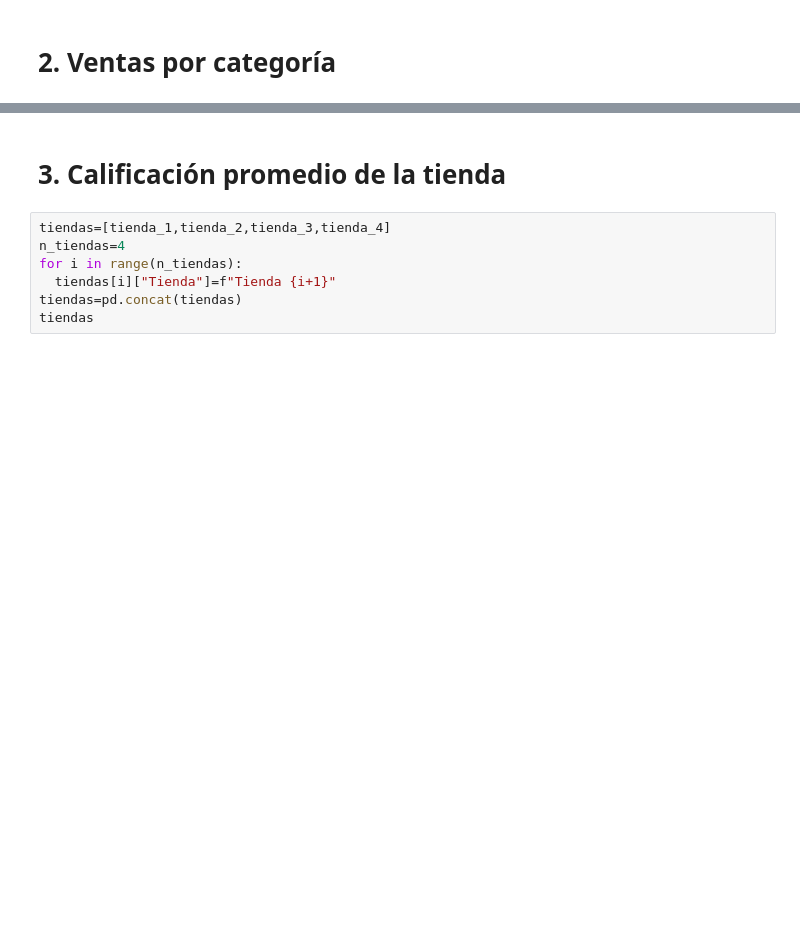
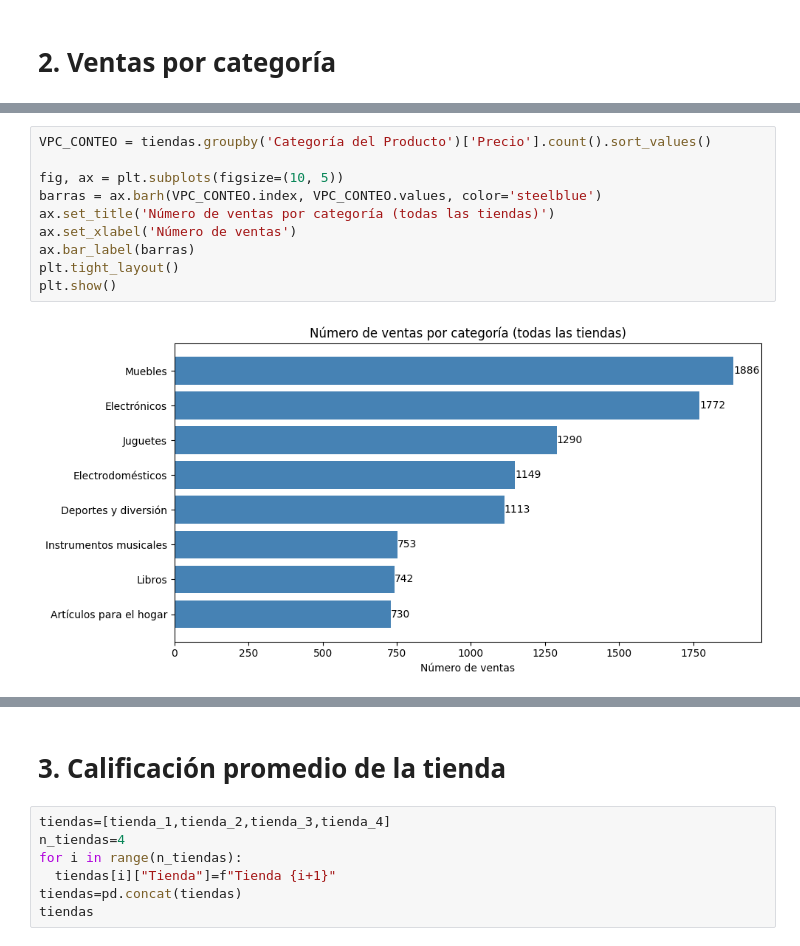
Before and after one commit to JairoCJN/Store-Analysis, a Jupyter notebook: challenge1-data-science-latam/AluraStoreLatam.ipynb, the cells around one changed output, grey strips where cells are left out. Cells and saved outputs as stored; diff of their text form; blank space fills up the shorter version.

```diff
--- a/challenge1-data-science-latam/AluraStoreLatam.ipynb
+++ b/challenge1-data-science-latam/AluraStoreLatam.ipynb
@@ -228,0 +224,12 @@ dtype: float64
+# %%
+VPC_CONTEO = tiendas.groupby('Categoría del Producto')['Precio'].count().sort_values()
+
+fig, ax = plt.subplots(figsize=(10, 5))
+barras = ax.barh(VPC_CONTEO.index, VPC_CONTEO.values, color='steelblue')
+ax.set_title('Número de ventas por categoría (todas las tiendas)')
+ax.set_xlabel('Número de ventas')
+ax.bar_label(barras)
+plt.tight_layout()
+plt.show()
+# %% [output]
+[figure, added]
```
Also changed, not shown: parts of 16 cells of this notebook.
